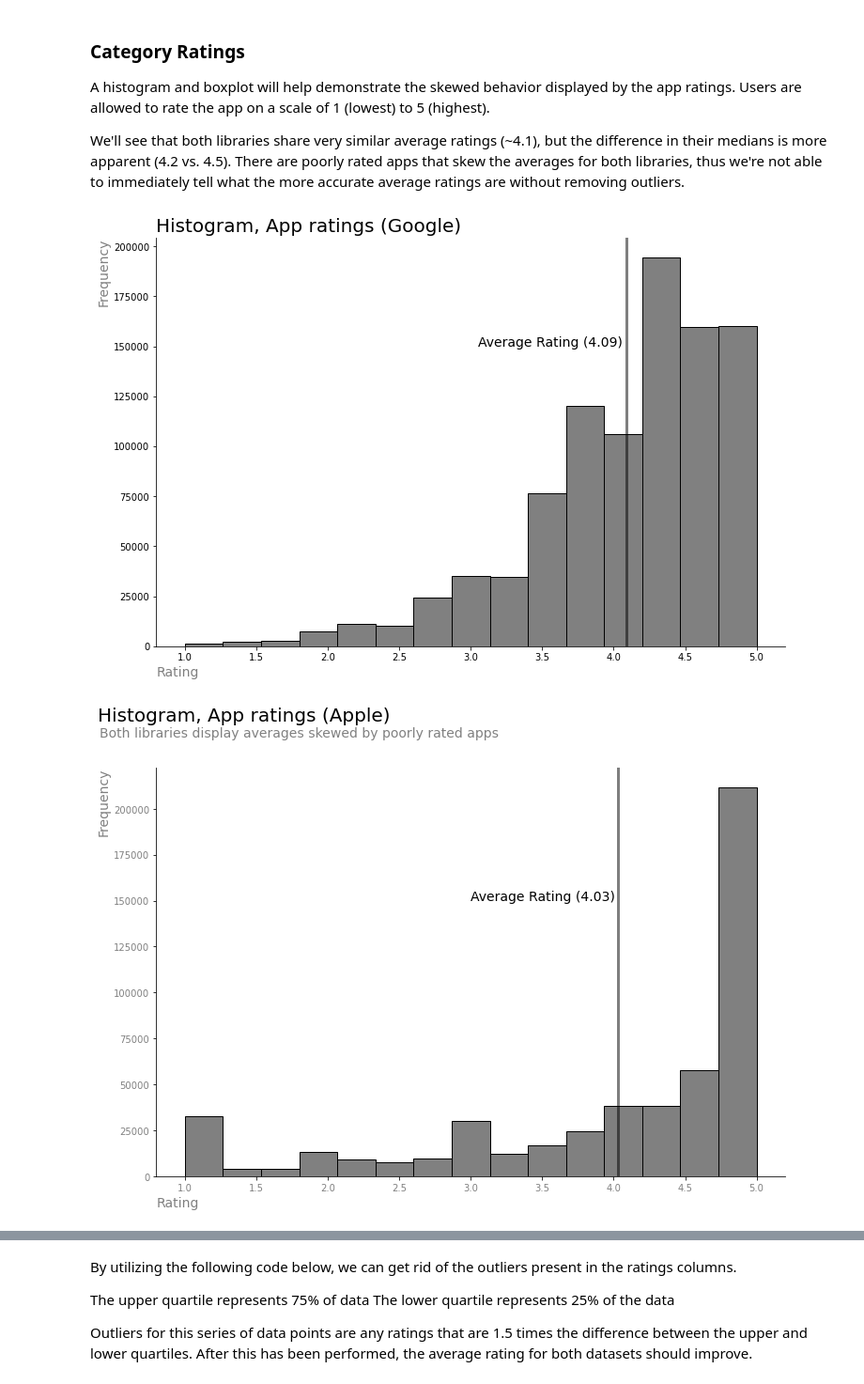
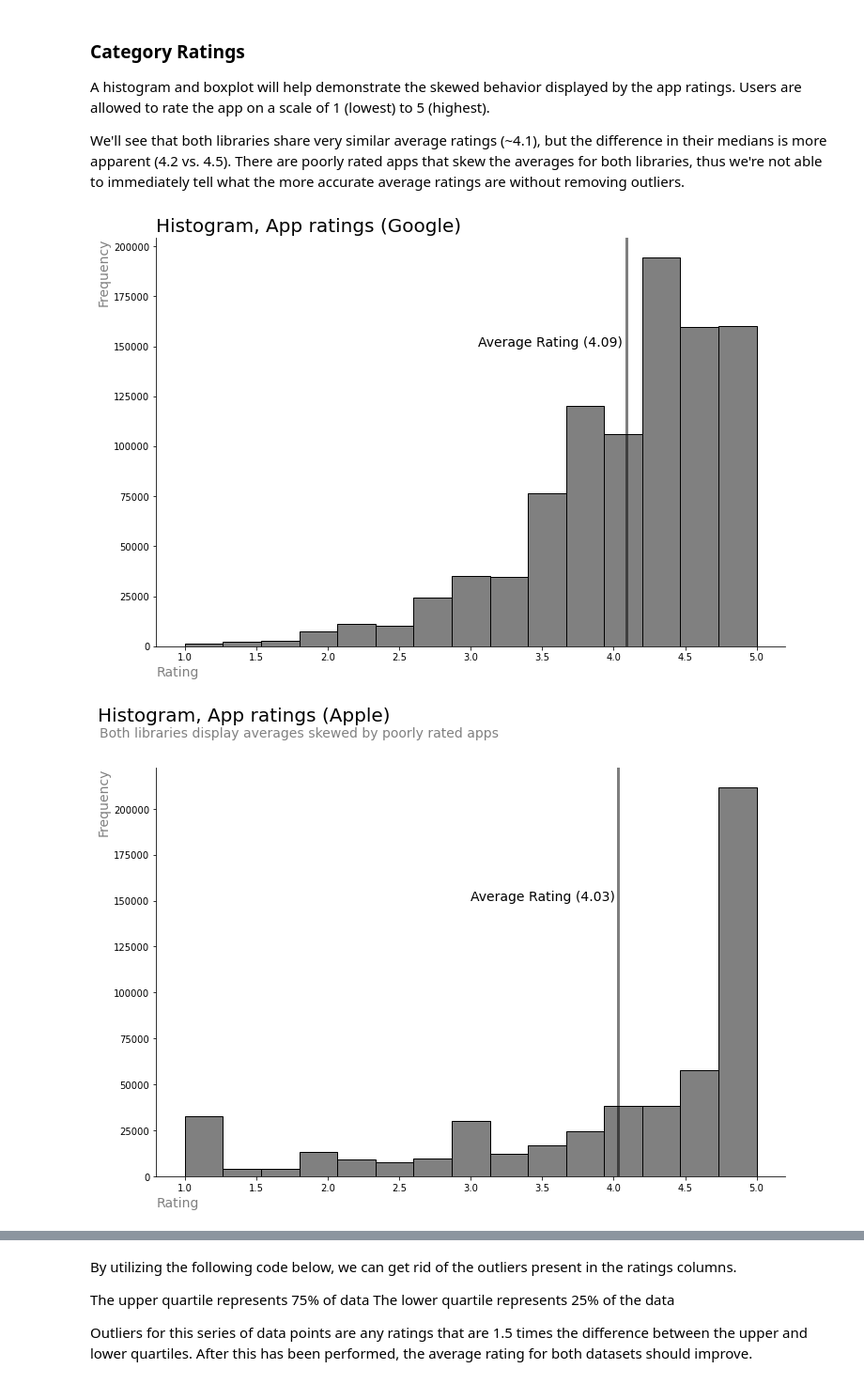
Before and after one commit to paul-trood/Portfolio-Mobile_app_recommendations, a Jupyter notebook: app_profile.ipynb, the cells around one changed output, grey strips where cells are left out. Shown at 94% size. Drawn from its saved outputs; the diff is of its cells as text; code cells hidden in the pictures.

Commit message:
Add files via upload
changed some colors, added next steps

```diff
--- a/app_profile.ipynb
+++ b/app_profile.ipynb
@@ -414,37 +414,34 @@ plt.show()
 
 ########################################################################################################
 
 # Histogram apple app ratings
 plt.figure(figsize = (12,8))
 
 # Plot results
 plt.hist(x = "Average_User_Rating", data = apple_csv, edgecolor = "black", bins = 15, color = "grey")
 
 # Remove borders
 plt.gca().spines[["right","top"]].set_visible(False)
 
 # X and Y labels
 plt.xlabel("Rating", loc = "left", size = 14, color = "grey")
 plt.ylabel("Frequency", size = 14, color = "grey", loc = "top")
 
 # Title
 plt.title("Histogram, App ratings (Apple)", size = 20, x = 0.14, y = 1.1)
 
 # Line to mark average app rating
 plt.axvline(apple_csv["Average_User_Rating"].mean(), color = "black", alpha = 0.5, linewidth = 3)
 
 # Text
 average = apple_csv["Average_User_Rating"].mean() # f string
 plt.text(3, 150000, f"Average Rating ({round(average, 2)})", size = 14, color = "black")
 plt.text(0.4,239000,"Both libraries display averages skewed by poorly rated apps", color = "grey", size = 14)
 
-plt.xticks(color = "grey")
-plt.yticks(color = "grey")
-
 plt.show()
 # %% [output]
 [figure]
-[figure, old version]
+[figure, new version]
 # %%
 # Box plot google app ratings
 plt.figure(figsize = (13, 6))
```
Also changed, not shown: parts of 1 cell of this notebook.
